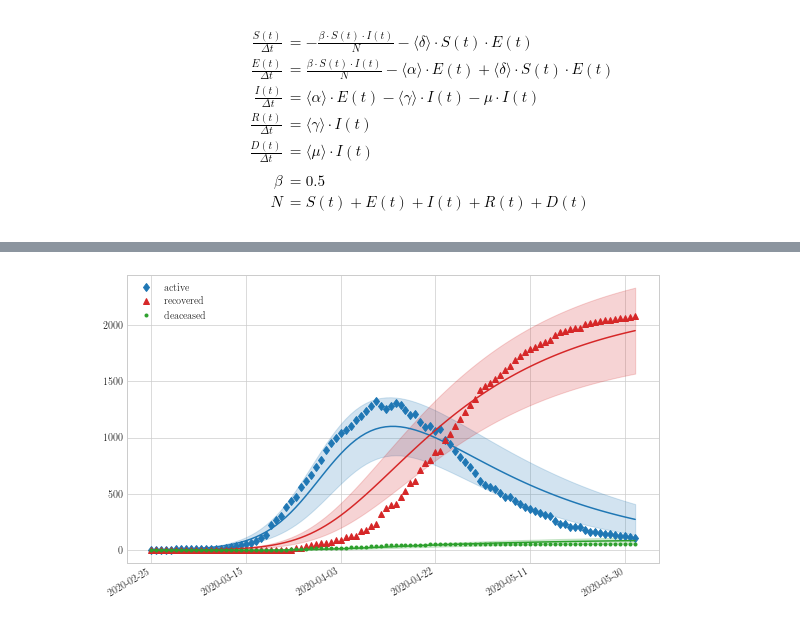
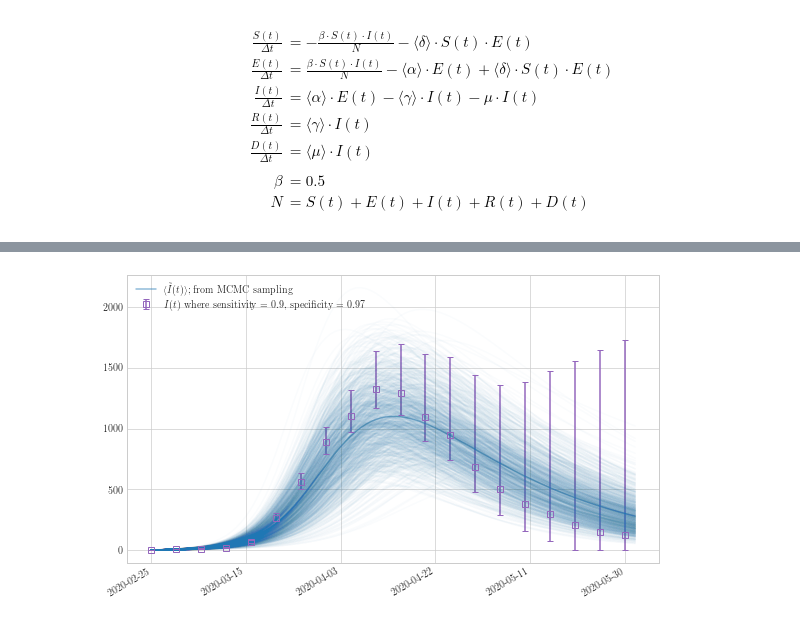
Before and after one commit to akapet00/covid-19-modelling-croatia, a Jupyter notebook: notebooks/05-SEIRD-Monte-Carlo.ipynb, the cells around one changed output, grey strips where cells are left out. Saved outputs shown, nothing was run; the diff lists cells and outputs as text; code cells hidden in the pictures.

Commit message:
SEIRD modeling and MCMC sampling using fitted params

```diff
--- a/notebooks/05-SEIRD-Monte-Carlo.ipynb
+++ b/notebooks/05-SEIRD-Monte-Carlo.ipynb
@@ -17,6 +17,7 @@ b = plotting.default_colors('blue')
 o = plotting.default_colors('orange')
 g = plotting.default_colors('green')
 r = plotting.default_colors('red')
+p = plotting.default_colors('purple')
 # %%
 # all data
 DATA_DIR = 'data'
@@ -28,6 +29,7 @@ df = pd.read_csv(FILE_PATH)
 cum_positives = np.cumsum(df.confirmed_positives.values)
 cum_recovered = df.estimate_recovered.values
 cum_deceased = np.cumsum(df.confirmed_deceased.values)
+tests = df.total_tests.values
 active = cum_positives - cum_recovered - cum_deceased
 # %% [markdown]
 $$
@@ -112,24 +124,44 @@ D_star_err = np.std(D_star, axis=0)
+# %%
+pcr_sens = 0.9
+pcr_spec = 0.97
+active_lb_ci, active_lb, active_ub, active_ub_ci = SEIRDModel.calculate_ci(
+    pcr_sens,
+    pcr_spec,
+    df.confirmed_positives.values,
+    cum_recovered + cum_deceased,
+    tests)
 # %%
+fig = plt.figure()
+
 # active
-fig = plt.figure()
-plt.plot(dates, active, 'd', c=b, label='active')
-plt.plot(dates, I_star_exp, '-', c=b)
-plt.fill_between(dates, I_star_exp - I_star_err, I_star_exp + I_star_err, color=b, alpha=0.2)
+plt.plot(dates, I_exp, '-', c=b, alpha=0.5, label=r'$\langle \tilde{I}(t) \rangle$; from MCMC sampling')
+plt.plot(dates, I_sampled.T, c=b, alpha=0.02)
+plt.errorbar(dates, active,
+             yerr=np.r_[
+                 (active-active_lb).reshape(1, -1),
+                 (active_ub-active).reshape(1, -1)],
+             markevery=5,
+             errorevery=5, capsize=3,
+             marker='s', linestyle='None', mew=1, mfc='none',
+             c=p,
+             label=f'$I(t)$ where sensitivity = {pcr_sens}, specificity = {pcr_spec}')
 
 # recovered
-plt.plot(dates, cum_recovered, '^', c=r, label='recovered')
-plt.plot(dates, R_star_exp, '-', c=r)
-plt.fill_between(dates, R_star_exp - R_star_err, R_star_exp + R_star_err, color=r, alpha=0.2)
+#plt.plot(dates, cum_recovered, '^', c=r, label=r'$R(t)$')
+#plt.plot(dates, R_exp, '-', c=r, label=r'$\tilde{R}(t)$')
+#plt.plot(dates, R_sampled.T, c=r, alpha=0.02)
 
 # deceased
-plt.plot(dates, cum_deceased, '.', c=g, label='deaceased')
-plt.plot(dates, D_star_exp, '-', c=g)
-plt.fill_between(dates, D_star_exp - D_star_err, D_star_exp + D_star_err, color=g, alpha=0.2)
+#plt.plot(dates, cum_deceased, '.', c=g, label=r'$D(t)$')
+#plt.plot(dates, D_exp, '-', c=g, label=r'$\tilde{D}(t)$')
+#plt.plot(dates, D_sampled.T, c=g, alpha=0.001)
 
-plt.legend()
+plt.legend(loc='upper left')
 _ = fig.gca().xaxis.set_major_formatter(mdates.DateFormatter('%Y-%m-%d'))
 _ = fig.gca().xaxis.set_major_locator(mdates.DayLocator(interval=19))
 _ = plt.gcf().autofmt_xdate()
 plt.show()
+fname = f'SEIRD_fitted_fixed-beta_first-wave_MC-sampling'
+fig.savefig(fname=os.path.join('output', 'figs', fname + '.pdf'), format='pdf', bbox_inches='tight')
 # %% [output]
-[figure, old version]
+[figure, new version]
```
Also changed, not shown: parts of 3 cells of this notebook, 7 other files.
